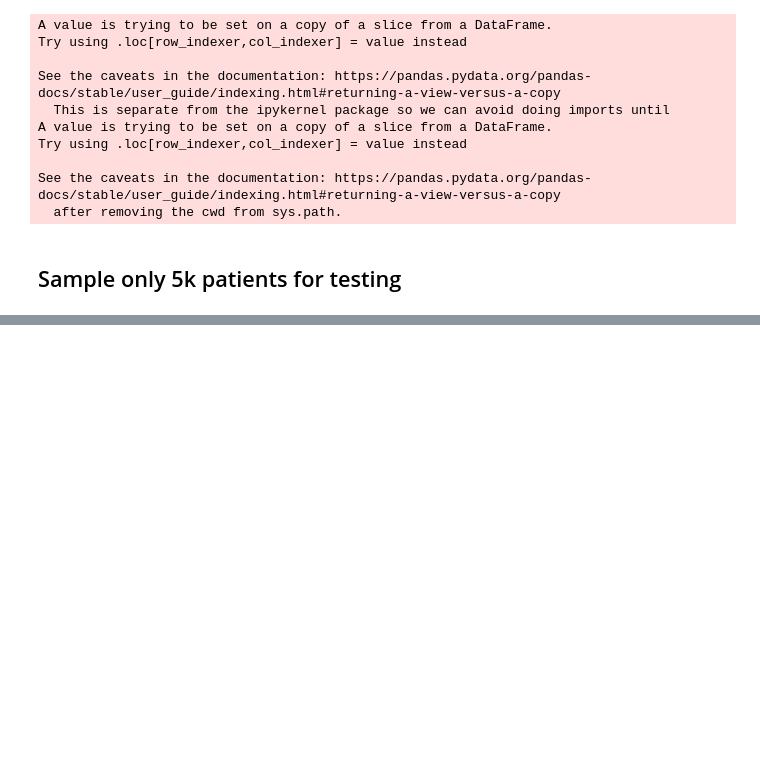
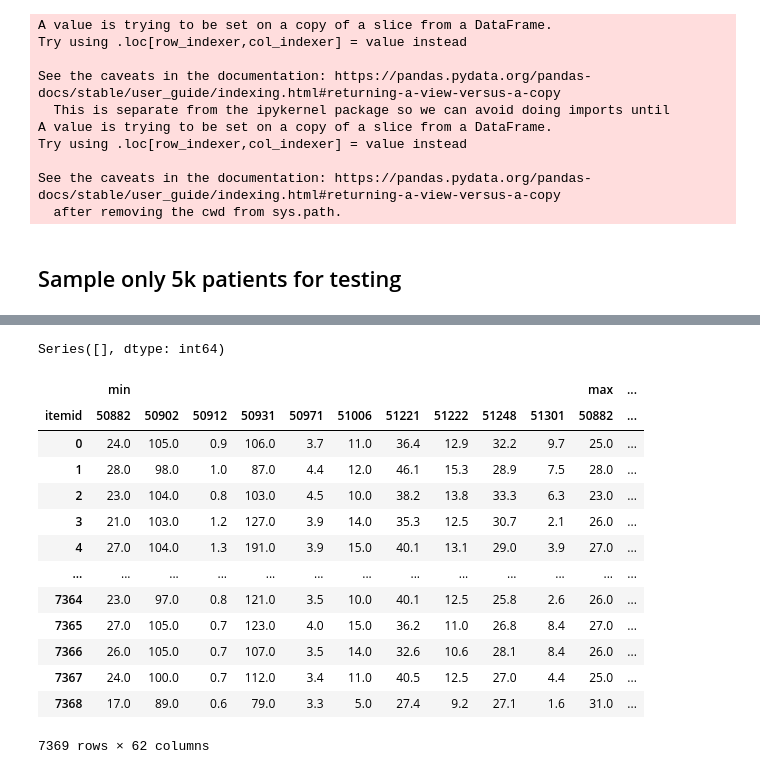
Before and after one commit to brandoncryu/disease_prediction, a Jupyter notebook: Generate Sample Patients.ipynb, the cells around one changed output, grey strips where cells are left out. Cells and saved outputs as stored; diff of their text form; code cells hidden in the pictures; blank space fills up the shorter version.

```diff
--- a/Generate Sample Patients.ipynb
+++ b/Generate Sample Patients.ipynb
@@ -50,0 +324,4 @@ Name: subject_id, dtype: int64
+# %%
+lab_events_sampled_sub_grouped['below_min'] = np.where(lab_events_sampled_sub_grouped['min'] < lab_events_sampled_sub_grouped['range_min'], lab_events_sampled_sub_grouped['range_min'] - lab_events_sampled_sub_grouped['min'], 0)
+lab_events_sampled_sub_grouped['above_max'] = np.where(lab_events_sampled_sub_grouped['max'] > lab_events_sampled_sub_grouped['range_max'], lab_events_sampled_sub_grouped['max'] - lab_events_sampled_sub_grouped['range_max'], 0)
+lab_events_sampled_sub_grouped['abn_percent'] = lab_events_sampled_sub_grouped['abn_percent'] / lab_events_sampled_sub_grouped['count']
@@ -50,0 +379,6 @@ Name: subject_id, dtype: int64
+# %%
+pd.options.display.max_columns = 500
+
+lab_events_sampled_pivot = lab_events_sampled_pivot.reset_index()
+lab_events_sampled_pivot['subject_id'], lab_events_sampled_pivot['hadm_id'] = zip(*lab_events_sampled_pivot['new_index'])
+lab_events_sampled_pivot.drop(['new_index'], axis = 1, inplace = True)
@@ -50,0 +412,27 @@ Name: subject_id, dtype: int64
+# %%
+%%time
+
+np.random.seed(0)
+
+for labitem in lab_range_dic:
+    for ind in lab_events_sampled_pivot[lab_events_sampled_pivot[('mean', labitem)].isnull()].index:
+        val_max = lab_range_dic[labitem][1]
+        val_min = lab_range_dic[labitem][0]
+
+        val_ave = (val_max + val_min) / 2
+        val_std = (val_max - val_ave) * .683
+
+        ran_vals = np.random.normal(val_ave, val_std, 100)
+        impute_min = min(ran_vals)
+        impute_max = max(ran_vals)
+        impute_mean = np.mean(ran_vals)
+
+        val_min = lab_events_sampled_pivot[('min', labitem)][ind]
+        val_max = lab_events_sampled_pivot[('max', labitem)][ind]
+        val_mean = lab_events_sampled_pivot[('mean', labitem)][ind]
+
+        lab_events_sampled_pivot[('min', labitem)][ind] = np.where(np.isnan(val_min), impute_min, val_min)
+        lab_events_sampled_pivot[('max', labitem)][ind] = np.where(np.isnan(val_max), impute_max, val_max)
+        lab_events_sampled_pivot[('mean', labitem)][ind] = np.where(np.isnan(val_mean), impute_mean, val_mean)
+#         patient[('mean', labitem)].replace(np.nan, impute_mean)
+#         patient[('abn_count', labitem)].replace(np.nan, 0)
@@ -50,0 +451,28 @@ Name: subject_id, dtype: int64
+# %%
+for lab_itemid in lab_range_dic:
+    lab_events_sampled_pivot[( 'above_max', lab_itemid)] = lab_events_sampled_pivot[( 'above_max', lab_itemid)].replace(np.nan, 0)
+    lab_events_sampled_pivot[( 'below_min', lab_itemid)] = lab_events_sampled_pivot[( 'below_min', lab_itemid)].replace(np.nan, 0)
+    lab_events_sampled_pivot[( 'abn_percent', lab_itemid)] = lab_events_sampled_pivot[( 'abn_percent', lab_itemid)].replace(np.nan, 0)
+#     lab_events_sampled_pivot[( 'comments', lab_itemid)] = lab_events_sampled_pivot[( 'comments', lab_itemid)].replace(np.nan, np.array(np.nan))
+# %%
+missing_vals = lab_events_sampled_pivot.isnull().sum(axis = 0)
+missing_vals[missing_vals > 0].sort_values()
+# %% [output]
+Series([], dtype: int64)
+# %%
+lab_events_sampled_pivot
+# %% [output]
+|  | min |  |  |  |  |  |  |  |  |  | max | ... |
+| itemid | 50882 | 50902 | 50912 | 50931 | 50971 | 51006 | 51221 | 51222 | 51248 | 51301 | 50882 | ... |
+| 0 | 24.0 | 105.0 | 0.9 | 106.0 | 3.7 | 11.0 | 36.4 | 12.9 | 32.2 | 9.7 | 25.0 | ... |
+| 1 | 28.0 | 98.0 | 1.0 | 87.0 | 4.4 | 12.0 | 46.1 | 15.3 | 28.9 | 7.5 | 28.0 | ... |
+| 2 | 23.0 | 104.0 | 0.8 | 103.0 | 4.5 | 10.0 | 38.2 | 13.8 | 33.3 | 6.3 | 23.0 | ... |
+| 3 | 21.0 | 103.0 | 1.2 | 127.0 | 3.9 | 14.0 | 35.3 | 12.5 | 30.7 | 2.1 | 26.0 | ... |
+| 4 | 27.0 | 104.0 | 1.3 | 191.0 | 3.9 | 15.0 | 40.1 | 13.1 | 29.0 | 3.9 | 27.0 | ... |
+| ... | ... | ... | ... | ... | ... | ... | ... | ... | ... | ... | ... | ... |
+| 7364 | 23.0 | 97.0 | 0.8 | 121.0 | 3.5 | 10.0 | 40.1 | 12.5 | 25.8 | 2.6 | 26.0 | ... |
+| 7365 | 27.0 | 105.0 | 0.7 | 123.0 | 4.0 | 15.0 | 36.2 | 11.0 | 26.8 | 8.4 | 27.0 | ... |
+| 7366 | 26.0 | 105.0 | 0.7 | 107.0 | 3.5 | 14.0 | 32.6 | 10.6 | 28.1 | 8.4 | 26.0 | ... |
+| 7367 | 24.0 | 100.0 | 0.7 | 112.0 | 3.4 | 11.0 | 40.5 | 12.5 | 27.0 | 4.4 | 25.0 | ... |
+| 7368 | 17.0 | 89.0 | 0.6 | 79.0 | 3.3 | 5.0 | 27.4 | 9.2 | 27.1 | 1.6 | 31.0 | ... |
+7369 rows × 62 columns
```
Also changed, not shown: parts of 51 cells of this notebook, 1 other file.
